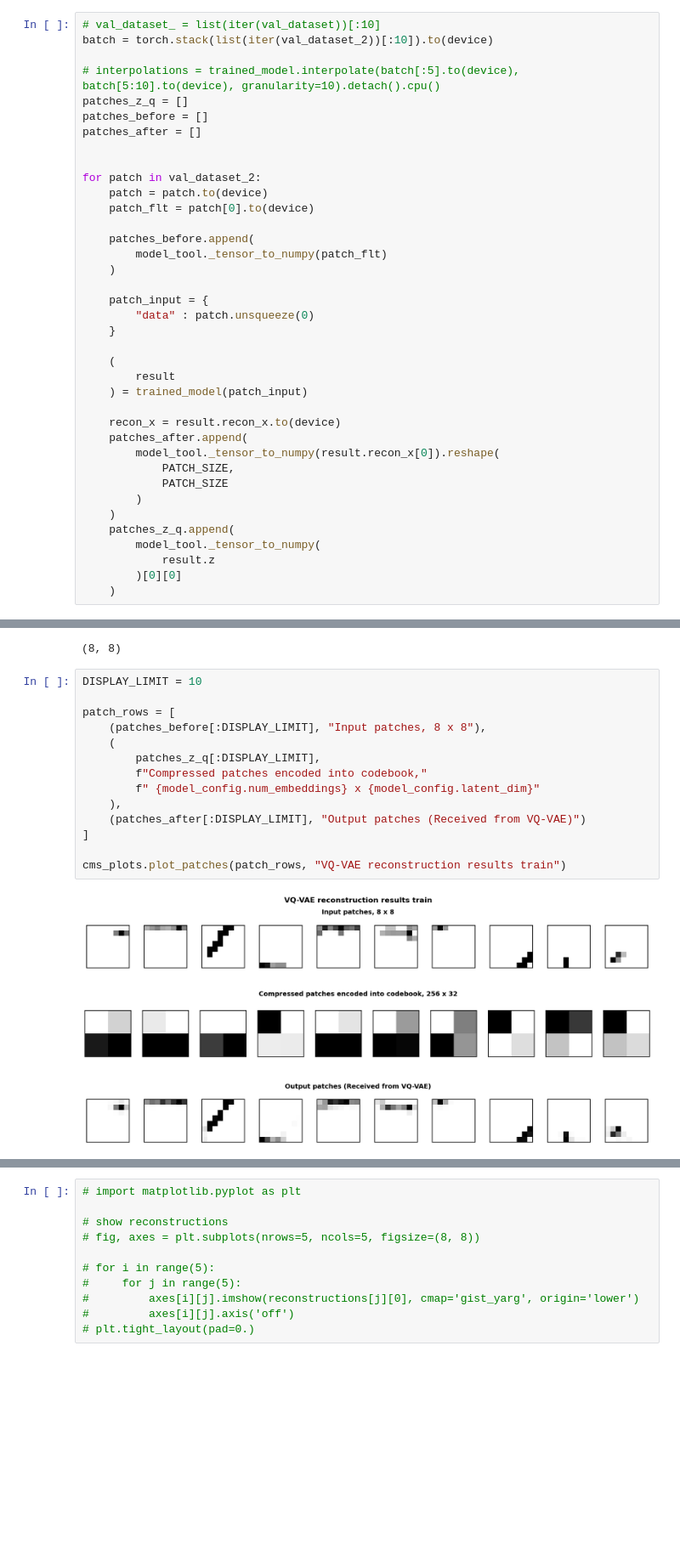
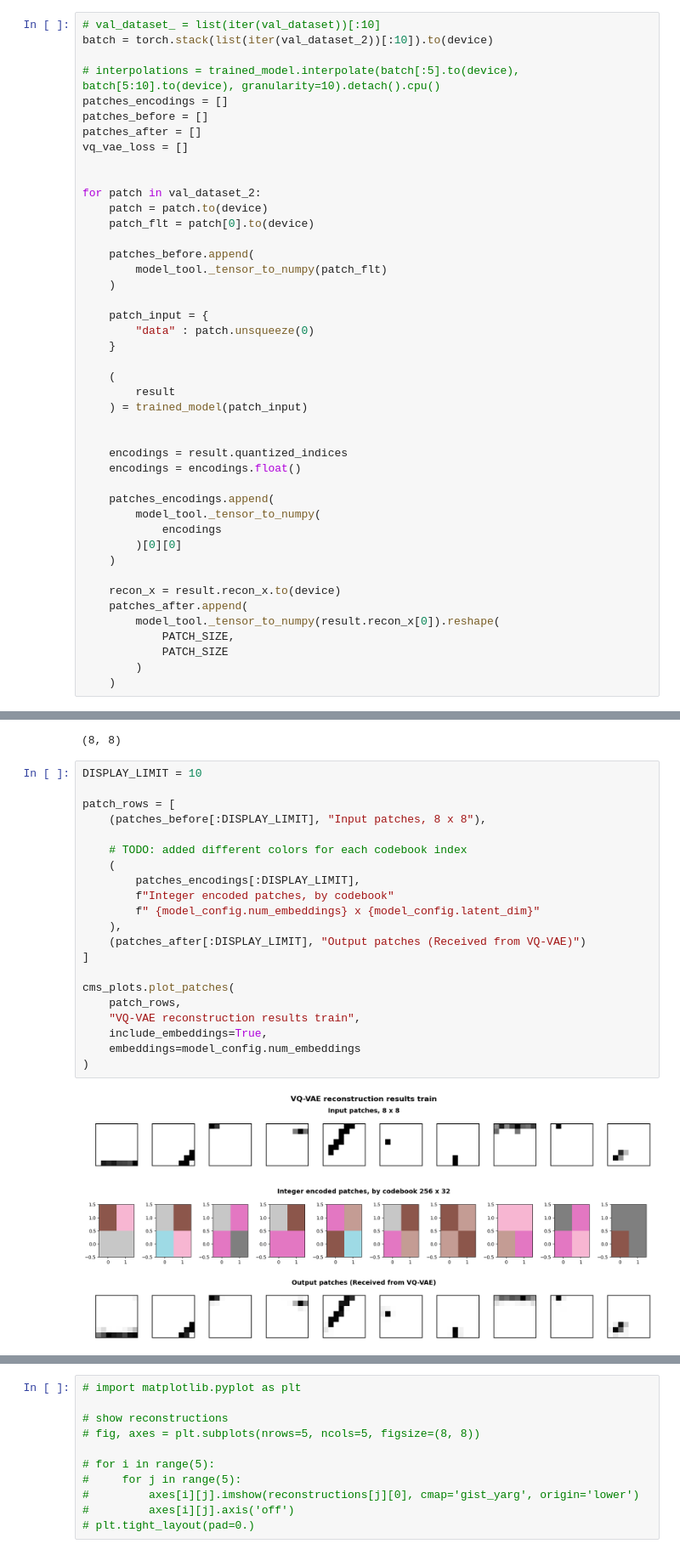
Before and after one commit to pauliusB20/vq-vae-experiments, a Jupyter notebook: notebooks/mvp_vq_baseline_vqvae_2.ipynb, the cells around one changed output, grey strips where cells are left out. Shown at 85% size. Saved outputs shown, nothing was run; the diff lists cells and outputs as text; blank space fills up the shorter version.

Commit message:
[FIX] added small fixes to helpers, added plot for codebook indeces

```diff
--- a/notebooks/mvp_vq_baseline_vqvae_2.ipynb
+++ b/notebooks/mvp_vq_baseline_vqvae_2.ipynb
@@ -286,9 +290,10 @@ Showing model gradients
 batch = torch.stack(list(iter(val_dataset_2))[:10]).to(device)
 
 # interpolations = trained_model.interpolate(batch[:5].to(device), batch[5:10].to(device), granularity=10).detach().cpu()
-patches_z_q = []
+patches_encodings = []
 patches_before = []
 patches_after = []
+vq_vae_loss = []
 
 
 for patch in val_dataset_2:
@@ -307,6 +312,16 @@ for patch in val_dataset_2:
         result
     ) = trained_model(patch_input)
 
+
+    encodings = result.quantized_indices
+    encodings = encodings.float()
+
+    patches_encodings.append(
+        model_tool._tensor_to_numpy(
+            encodings
+        )[0][0]
+    )
+
     recon_x = result.recon_x.to(device)
     patches_after.append(
         model_tool._tensor_to_numpy(result.recon_x[0]).reshape(
@@ -314,11 +329,6 @@ for patch in val_dataset_2:
             PATCH_SIZE
         )
     )
-    patches_z_q.append(
-        model_tool._tensor_to_numpy(
-            result.z
-        )[0][0]
-    )
 # %%
 patches_before[0].shape
 # %% [output]
@@ -340,16 +350,23 @@ patches_after[0].shape
 # %%
 DISPLAY_LIMIT = 10
 
 patch_rows = [
     (patches_before[:DISPLAY_LIMIT], "Input patches, 8 x 8"),
+
+    # TODO: added different colors for each codebook index
     (
-        patches_z_q[:DISPLAY_LIMIT],
-        f"Compressed patches encoded into codebook,"
+        patches_encodings[:DISPLAY_LIMIT],
+        f"Integer encoded patches, by codebook"
         f" {model_config.num_embeddings} x {model_config.latent_dim}"
     ),
     (patches_after[:DISPLAY_LIMIT], "Output patches (Received from VQ-VAE)")
 ]
 
-cms_plots.plot_patches(patch_rows, "VQ-VAE reconstruction results train")
+cms_plots.plot_patches(
+    patch_rows,
+    "VQ-VAE reconstruction results train",
+    include_embeddings=True,
+    embeddings=model_config.num_embeddings
+)
 # %% [output]
-[figure, old version]
+[figure, new version]
```
Also changed, not shown: parts of 8 cells of this notebook, 4 other files.
